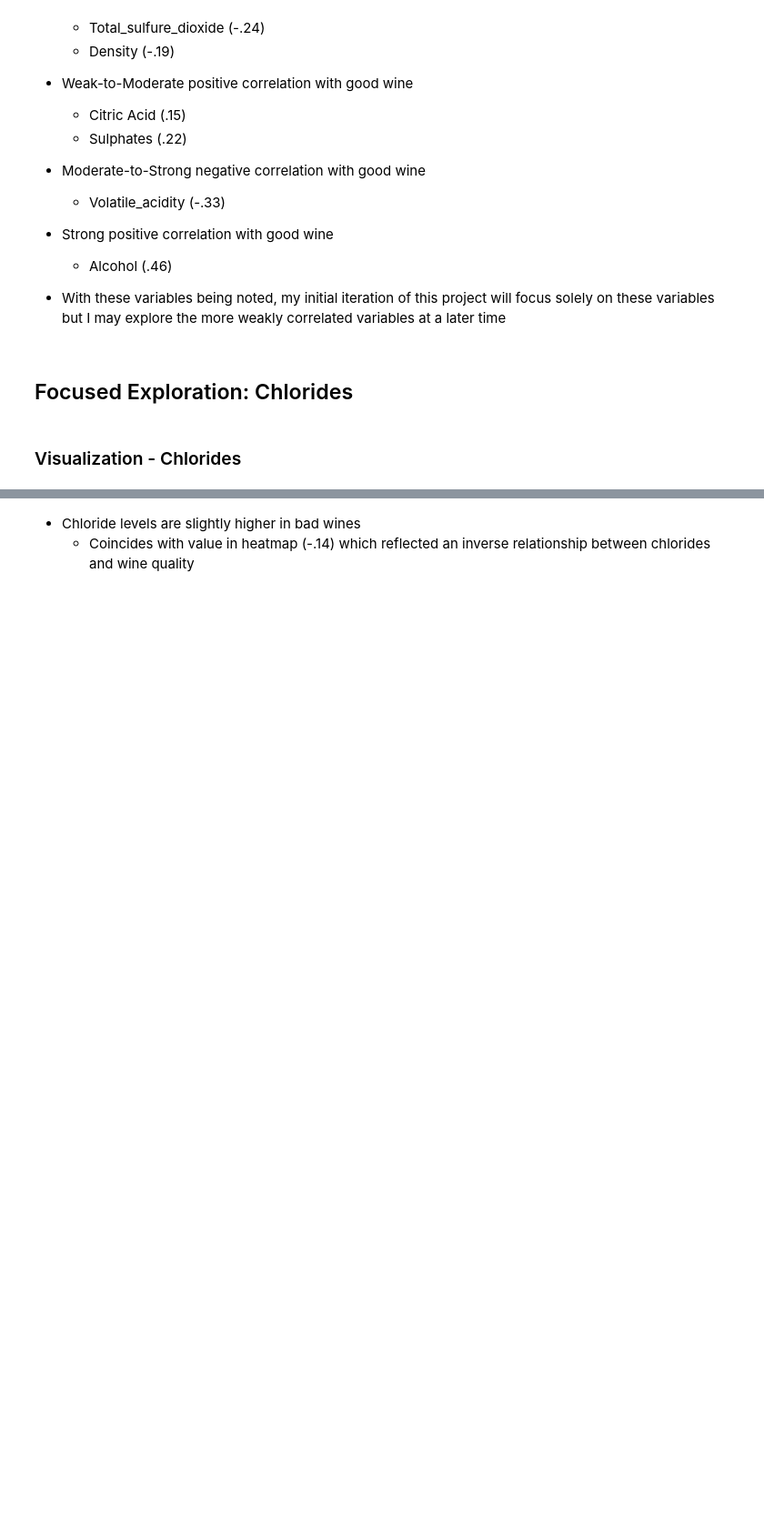
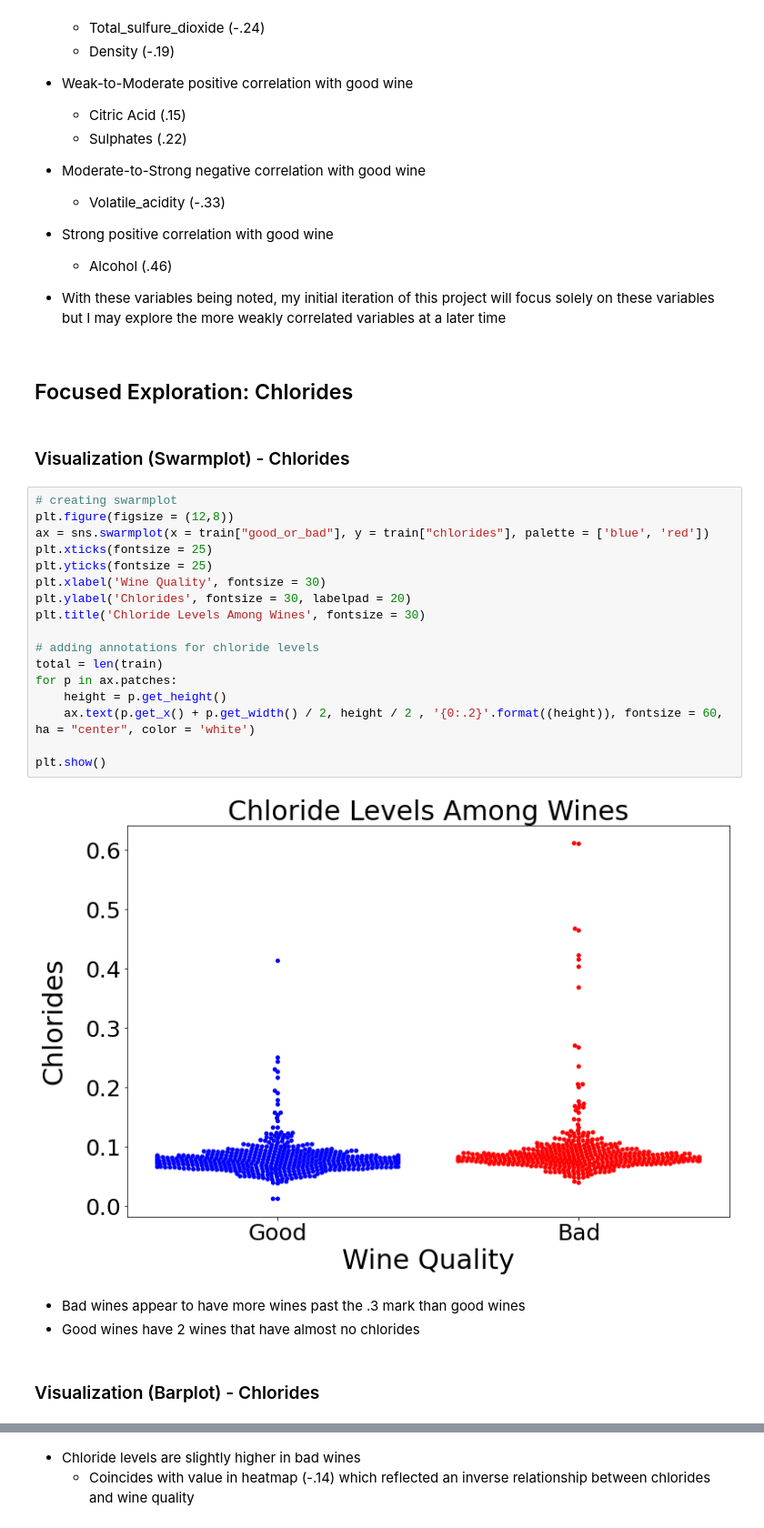
Before and after one commit to SamuelD-Data/red_wine_quality, a Jupyter notebook: red_wine_notebook.ipynb, the cells around one changed output, grey strips where cells are left out. Shown at 91% size. Saved outputs shown, nothing was run; the diff lists cells and outputs as text; blank space fills up the shorter version.

Commit message:
added a swarmplot to each variable thats been explored

```diff
--- a/red_wine_notebook.ipynb
+++ b/red_wine_notebook.ipynb
@@ -232,5 +233,29 @@ plt.show()
 # %% [markdown]
 ## Focused Exploration: Chlorides
 # %% [markdown]
-### Visualization - Chlorides
+### Visualization (Swarmplot) - Chlorides
+# %%
+# creating swarmplot
+plt.figure(figsize = (12,8))
+ax = sns.swarmplot(x = train["good_or_bad"], y = train["chlorides"], palette = ['blue', 'red'])
+plt.xticks(fontsize = 25)
+plt.yticks(fontsize = 25)
+plt.xlabel('Wine Quality', fontsize = 30)
+plt.ylabel('Chlorides', fontsize = 30, labelpad = 20)
+plt.title('Chloride Levels Among Wines', fontsize = 30)
+
+# adding annotations for chloride levels
+total = len(train)
+for p in ax.patches:
+    height = p.get_height()
+    ax.text(p.get_x() + p.get_width() / 2, height / 2 , '{0:.2}'.format((height)), fontsize = 60, ha = "center", color = 'white')
+
+plt.show()
+# %% [output]
+[figure, added]
+# %% [markdown]
+- Bad wines appear to have more wines past the .3 mark than good wines
+- Good wines have 2 wines that have almost no chlorides
+# %% [markdown]
+### Visualization (Barplot) - Chlorides
 # %%
```
Also changed, not shown: parts of 14 cells of this notebook.
